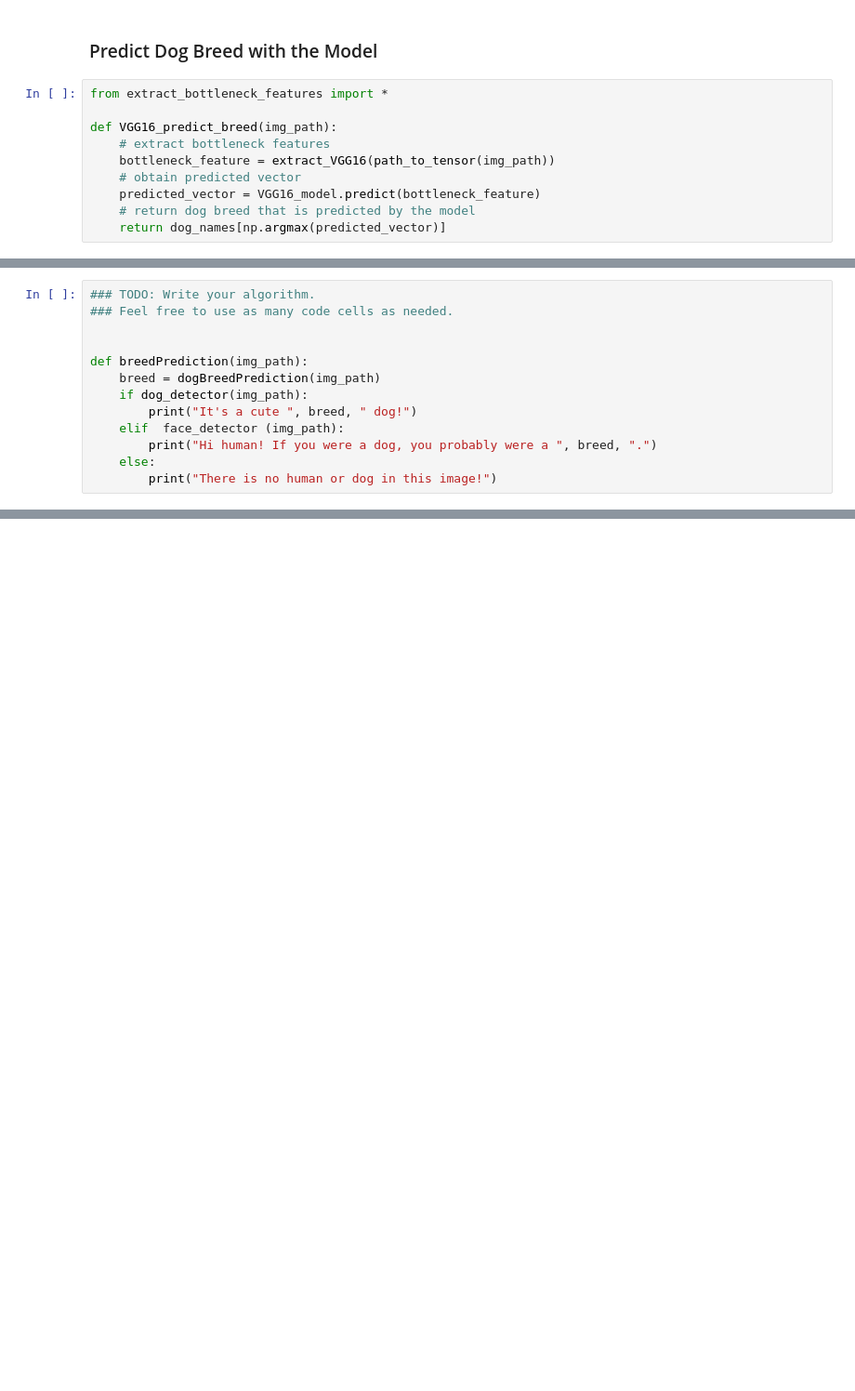
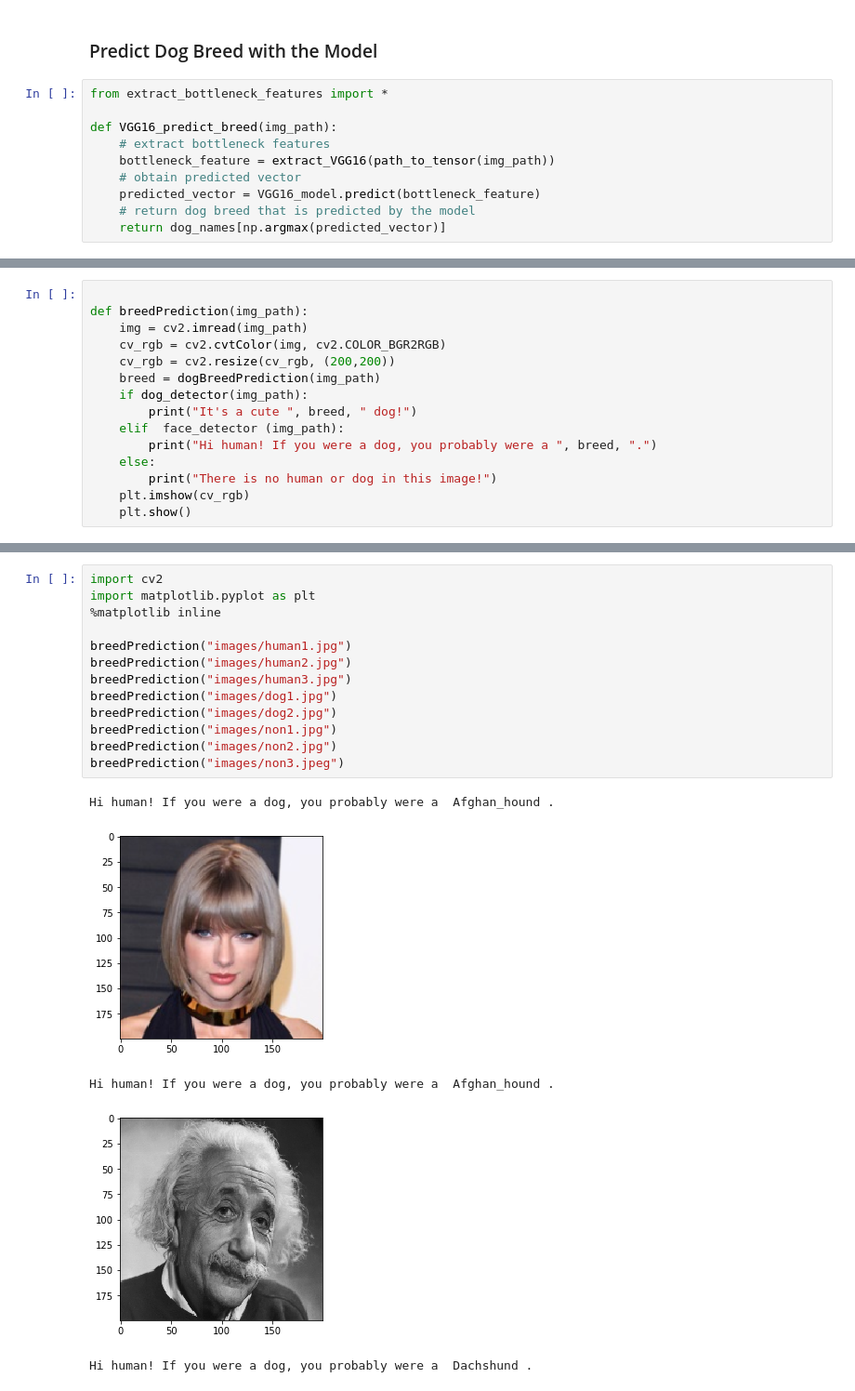
Before and after one commit to smasoudn/deep_net_small_examples, a Jupyter notebook: dog-project/dog_app.ipynb, the cells around one changed output, grey strips where cells are left out. Shown at 93% size. Saved outputs shown, nothing was run; the diff lists cells and outputs as text; blank space fills up the shorter version.

Commit message:
dog breed prediction completed

```diff
--- a/dog-project/dog_app.ipynb
+++ b/dog-project/dog_app.ipynb
@@ -753,9 +661,9 @@ Some sample output for our algorithm is provided below, but feel free to design
 # %%
-### TODO: Write your algorithm.
-### Feel free to use as many code cells as needed.
-
 
 def breedPrediction(img_path):
+    img = cv2.imread(img_path)
+    cv_rgb = cv2.cvtColor(img, cv2.COLOR_BGR2RGB)
+    cv_rgb = cv2.resize(cv_rgb, (200,200))
     breed = dogBreedPrediction(img_path)
     if dog_detector(img_path):
         print("It's a cute ", breed, " dog!")
@@ -763,3 +671,5 @@ def breedPrediction(img_path):
         print("Hi human! If you were a dog, you probably were a ", breed, ".")
     else:
         print("There is no human or dog in this image!")
+    plt.imshow(cv_rgb)
+    plt.show()
@@ -783,0 +680,19 @@ __Answer:__
+# %%
+import cv2
+import matplotlib.pyplot as plt
+%matplotlib inline
+
+breedPrediction("images/human1.jpg")
+breedPrediction("images/human2.jpg")
+breedPrediction("images/human3.jpg")
+breedPrediction("images/dog1.jpg")
+breedPrediction("images/dog2.jpg")
+breedPrediction("images/non1.jpg")
+breedPrediction("images/non2.jpg")
+breedPrediction("images/non3.jpeg")
+# %% [output]
+Hi human! If you were a dog, you probably were a  Afghan_hound .
+[figure, added]
+Hi human! If you were a dog, you probably were a  Afghan_hound .
+[figure, added]
+Hi human! If you were a dog, you probably were a  Dachshund .
```
Also changed, not shown: parts of 49 cells of this notebook.
